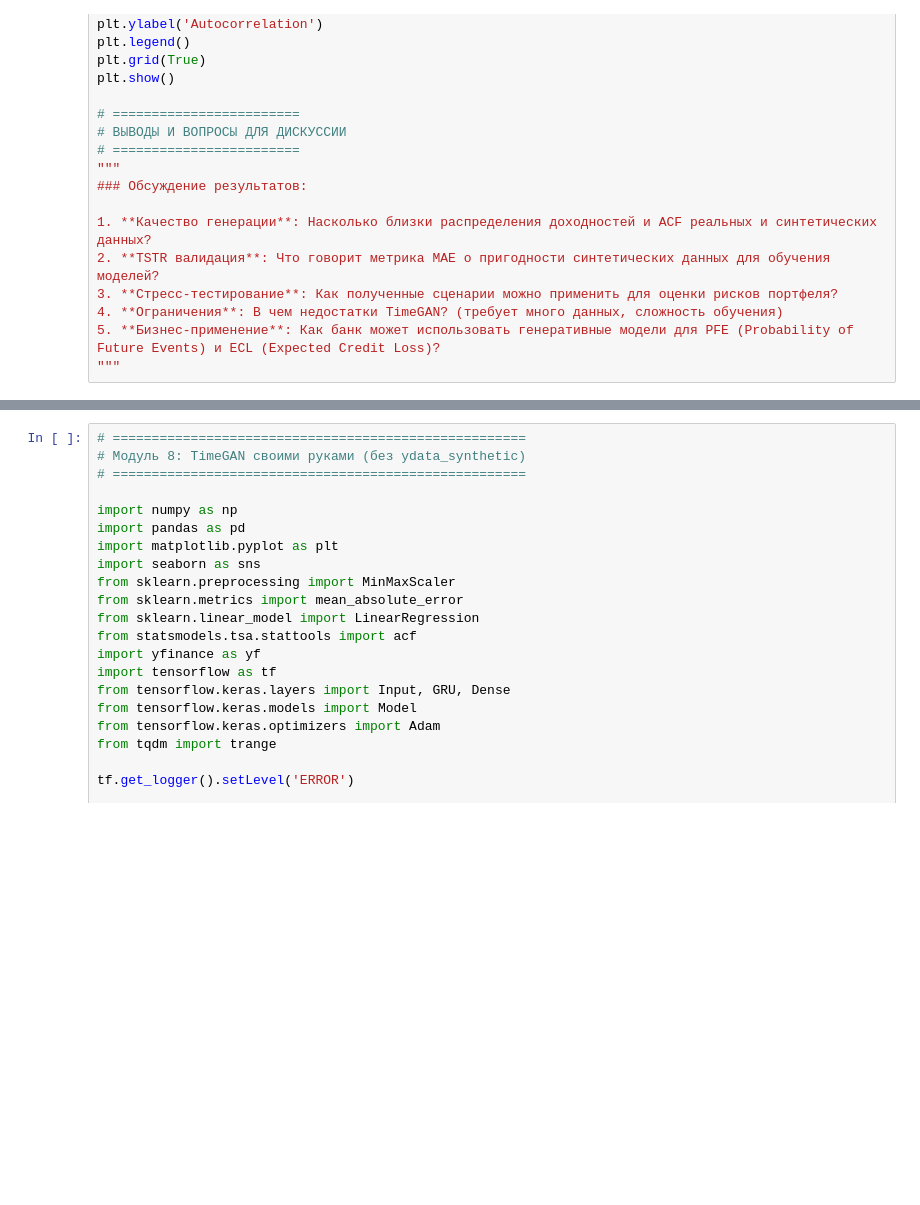
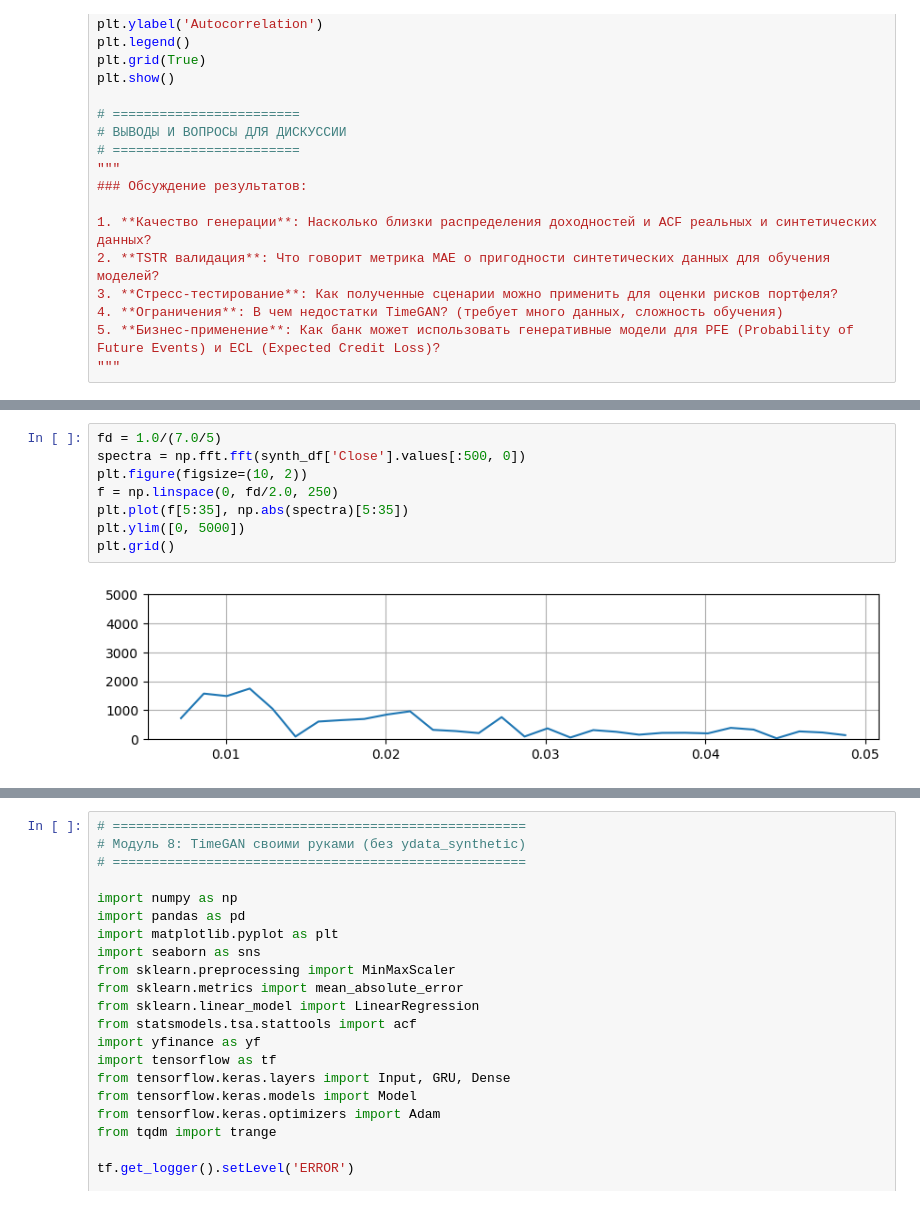
Before and after one commit to SemVan/BankingCourse, a Jupyter notebook: Seminar8.ipynb, the cells around one changed output, grey strips where cells are left out. Saved outputs shown, nothing was run; the diff lists cells and outputs as text; blank space fills up the shorter version.

```diff
--- a/Seminar8.ipynb
+++ b/Seminar8.ipynb
@@ -534,0 +650,10 @@ plt.show()
+# %%
+fd = 1.0/(7.0/5)
+spectra = np.fft.fft(synth_df['Close'].values[:500, 0])
+plt.figure(figsize=(10, 2))
+f = np.linspace(0, fd/2.0, 250)
+plt.plot(f[5:35], np.abs(spectra)[5:35])
+plt.ylim([0, 5000])
+plt.grid()
+# %% [output]
+[figure, added]
```
Also changed, not shown: parts of 11 cells of this notebook.
